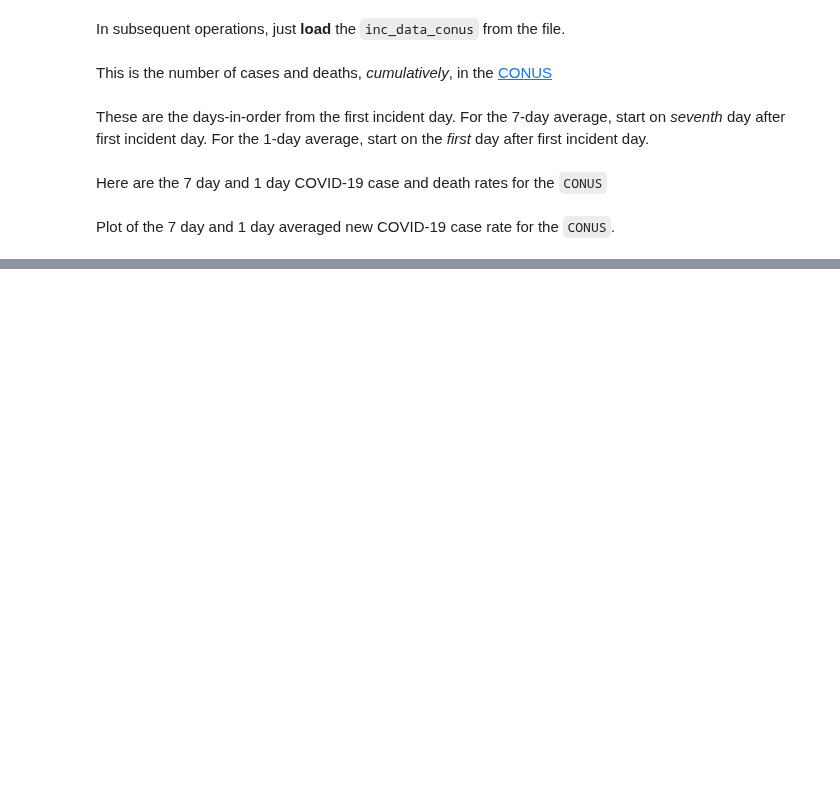
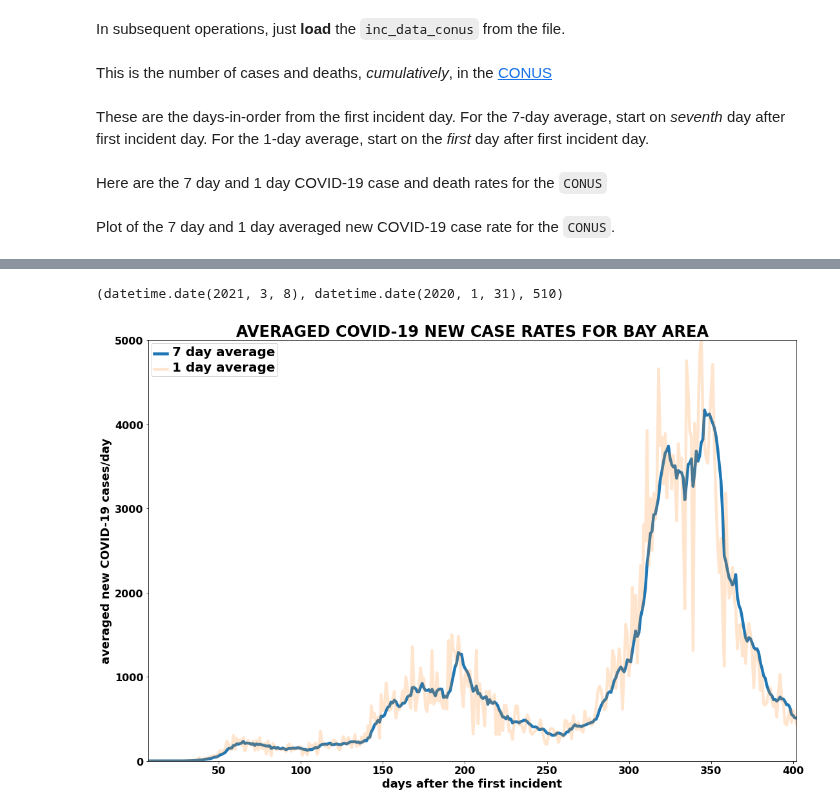
Before and after one commit to tanimislam/covid19_stats, a Jupyter notebook: testing/visualize MSA.ipynb, the cells around one changed output, grey strips where cells are left out. Cells and saved outputs as stored; diff of their text form; code cells hidden in the pictures; blank space fills up the shorter version.

```diff
--- a/testing/visualize MSA.ipynb
+++ b/testing/visualize MSA.ipynb
@@ -95,0 +96,38 @@ Text(0.5, 1.0, 'AVERAGED COVID-19 NEW DEATHS RATES FOR CONUS')
+# %%
+inc_data_bayarea = core.get_incident_data( cdat.data_msas_2019( )[ 'bayarea' ] )
+# %%
+cumul_cases_bayarea = numpy.array( inc_data_bayarea['df'].cases, dtype=int )
+cumul_deaths_bayarea = numpy.array( inc_data_bayarea['df'].death, dtype=int )
+num_days_bayarea  = len( numpy.array(inc_data_bayarea['df'].cases ) )
+days_7day_bayarea = numpy.array( list(range( 7, num_days_bayarea ) ), dtype=int )
+days_1day_bayarea = numpy.array( list(range( 1, num_days_bayarea ) ), dtype=int )
+# %%
+cases_rate_7day_bayarea = ( cumul_cases_bayarea[7:] - cumul_cases_bayarea[:-7] ) / 7.0
+cases_rate_1day_bayarea = ( cumul_cases_bayarea[1:] - cumul_cases_bayarea[:-1] ) / 1.0
+death_rate_7day_bayarea = ( cumul_deaths_bayarea[7:] - cumul_deaths_bayarea[:-7] ) / 7.0
+death_rate_1day_bayarea = ( cumul_deaths_bayarea[1:] - cumul_deaths_bayarea[:-1] ) / 1.0
+# %%
+fig, ax = pylab.subplots( )
+fig.set_size_inches([18,12])
+#
+ax.plot( days_7day_bayarea, cases_rate_7day_bayarea, linewidth = 4.5, label = '7 day average' )
+ax.plot( days_1day_bayarea, cases_rate_1day_bayarea, alpha = 0.2, linewidth = 4.5, label = '1 day average' )
+#
+ax.set_xlim(7, len(numpy.array(inc_data_bayarea['df'].cases, dtype=float ) ) - 1 )
+ax.set_ylim(0, 5000)
+ax.set_xlabel( 'days after the first incident', fontsize = 18, fontweight = 'bold' )
+ax.set_ylabel( 'averaged new COVID-19 cases/day', fontsize = 18, fontweight = 'bold')
+for tick in ax.xaxis.get_ticklabels() + ax.yaxis.get_ticklabels( ):
+    tick.set_fontsize( 16 )
+    tick.set_fontweight( 'bold')
+#ax.ticklabel_format(axis='y', scilimits=(0,0), useMathText = True)
+leg = ax.legend( )
+for txt in leg.texts:
+    txt.set_fontsize( 20 )
+    txt.set_fontweight( 'bold' )
+ax.set_title( 'AVERAGED COVID-19 NEW CASE RATES FOR BAY AREA', fontsize = 24, fontweight = 'bold')
+inc_data_bayarea['df'].date.max( ), inc_data_bayarea['df'].date.min( ), int( cases_rate_7day_bayarea[-1] )
+# ax.text( 25.0, 4000, 'FIRST', fontdict = { 'fontsize' : 20, 'fontweight' : 'bold' } )
+# %% [output]
+(datetime.date(2021, 3, 8), datetime.date(2020, 1, 31), 510)
+[figure, added]
```
Also changed, not shown: parts of 7 cells of this notebook, 3 other files.
